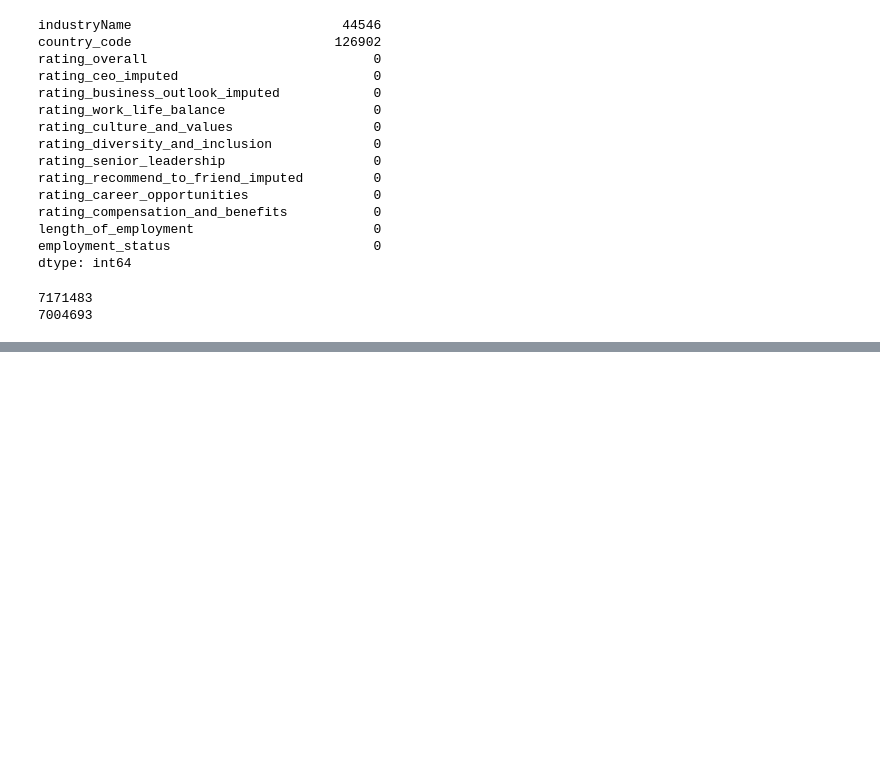
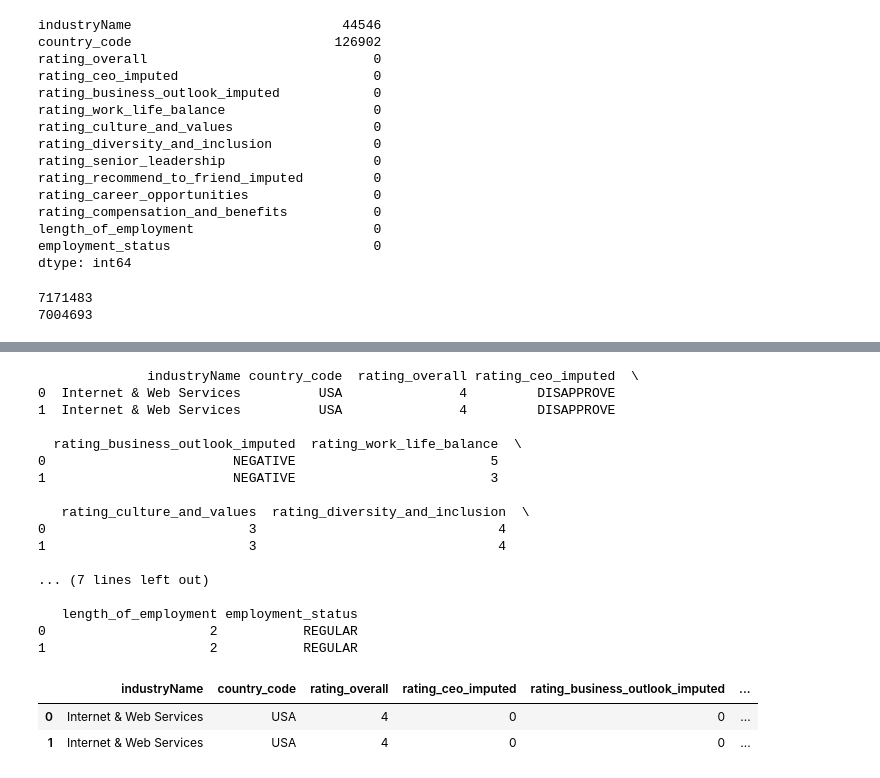
Before and after one commit to dchatz05/Thesis, a Jupyter notebook: Data.ipynb, the cells around one changed output, grey strips where cells are left out. Drawn from its saved outputs; the diff is of its cells as text; code cells hidden in the pictures; blank space fills up the shorter version.

```diff
--- a/Data.ipynb
+++ b/Data.ipynb
@@ -468,0 +480,61 @@ df_new.head()
+# %%
+# Rating ceo imputed: DISAPPROVE, NO_OPINION, APPROVE
+# Rating business outlook imputed: NEGATIVE, NEUTRAL, POSITIVE
+# Rating recommend to friend imputed: POSITIVE, NEGATIVE
+# Rating employment status: REGULAR, PART_TIME, INTERN, UNKNOWN, CONTRACT, FREELANCE, TEMPORARY, RESERVE, SELF_EMPLOY
+print(df_new.head(2))
+
+map_ceo = {
+    "DISAPPROVE": 0,
+    "NO_OPINION": 1,
+    "APPROVE": 2
+}
+
+map_business = {
+    "NEGATIVE": 0,
+    "NEUTRAL": 1,
+    "POSITIVE": 2
+}
+
+map_recommend = {
+    "NEGATIVE": 0,
+    "POSITIVE": 1
+}
+map_employment = {
+    "REGULAR": 0,
+    "PART_TIME": 1,
+    "INTERN": 2,
+    "UNKNOWN": 3,
+    "CONTRACT": 4,
+    "FREELANCE": 5,
+    "TEMPORARY": 6,
+    "RESERVE": 7,
+    "SELF_EMPLOY": 8
+}
+
+df_new['rating_ceo_imputed'] = df_new['rating_ceo_imputed'].map(map_ceo)
+df_new['rating_business_outlook_imputed'] = df_new['rating_business_outlook_imputed'].map(map_business)
+df_new['rating_recommend_to_friend_imputed'] = df_new['rating_recommend_to_friend_imputed'].map(map_recommend)
+df_new['employment_status'] = df_new['employment_status'].map(map_employment)
+df_new.head(2)
+# %% [output]
+              industryName country_code  rating_overall rating_ceo_imputed  \
+0  Internet & Web Services          USA               4         DISAPPROVE
+1  Internet & Web Services          USA               4         DISAPPROVE
+
+  rating_business_outlook_imputed  rating_work_life_balance  \
+0                        NEGATIVE                         5
+1                        NEGATIVE                         3
+
+   rating_culture_and_values  rating_diversity_and_inclusion  \
+0                          3                               4
+1                          3                               4
+
+... (7 lines left out)
+
+   length_of_employment employment_status
+0                     2           REGULAR
+1                     2           REGULAR
+|  | industryName | country_code | rating_overall | rating_ceo_imputed | rating_business_outlook_imputed | ... |
+| 0 | Internet & Web Services | USA | 4 | 0 | 0 | ... |
+| 1 | Internet & Web Services | USA | 4 | 0 | 0 | ... |
```
Also changed, not shown: parts of 8 cells of this notebook, 1 other file.
